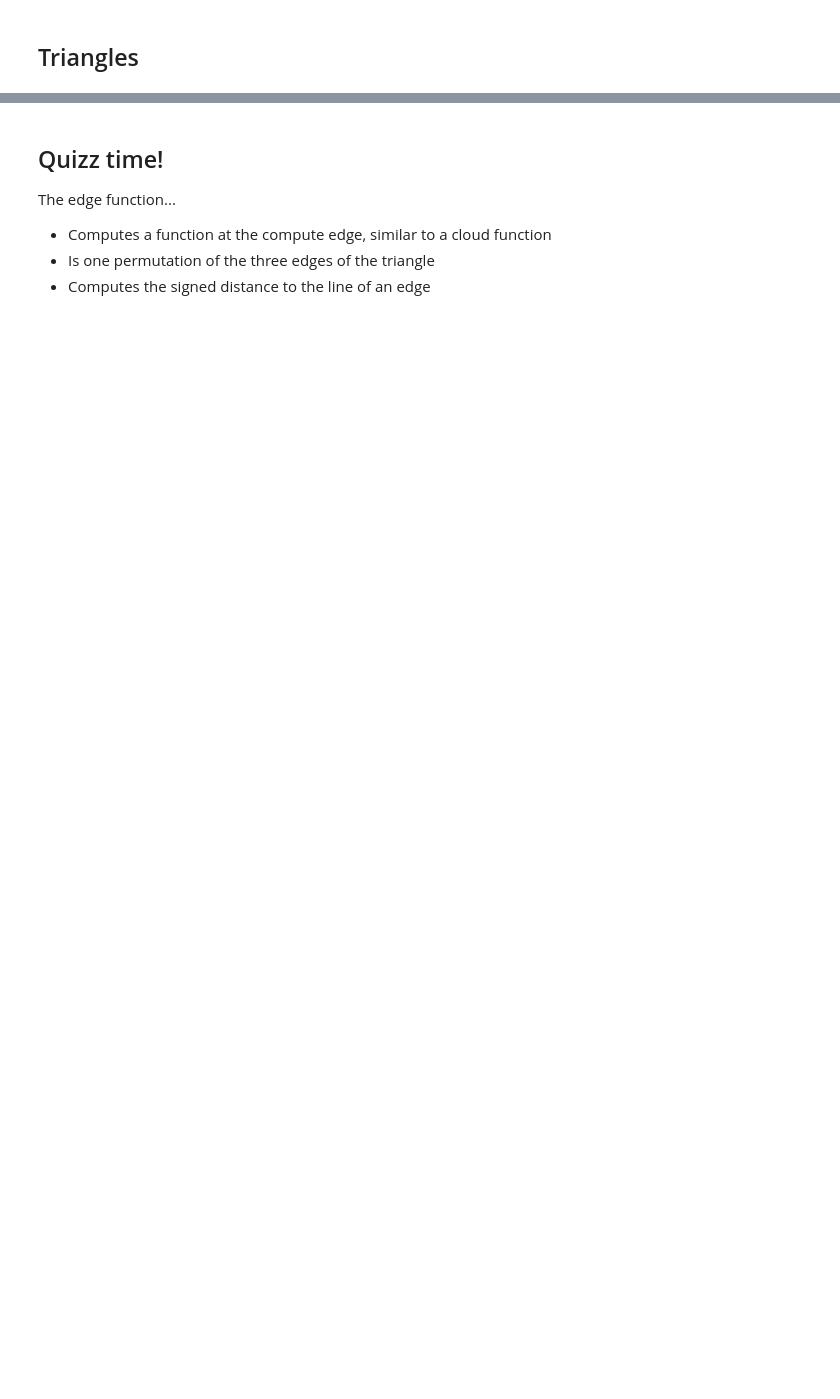
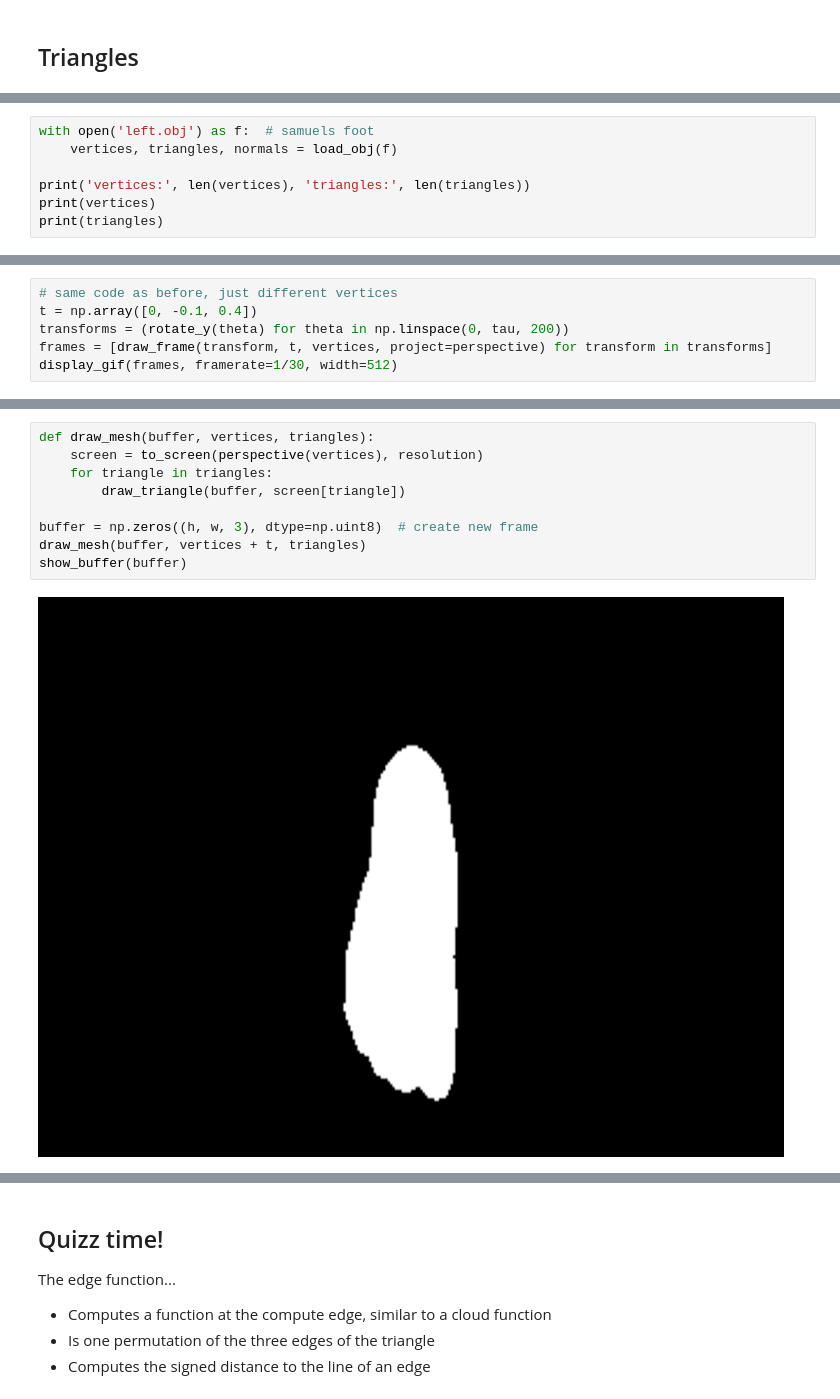
Before and after one commit to vidstige/cookie-talk-3d, a Jupyter notebook: rendering.ipynb, the cells around one changed output, grey strips where cells are left out. Cells and saved outputs as stored; diff of their text form; blank space fills up the shorter version.

```diff
--- a/rendering.ipynb
+++ b/rendering.ipynb
@@ -244,0 +296,7 @@ show_buffer(buffer)
+# %%
+with open('left.obj') as f:  # samuels foot
+    vertices, triangles, normals = load_obj(f)
+
+print('vertices:', len(vertices), 'triangles:', len(triangles))
+print(vertices)
+print(triangles)
@@ -244,0 +319,6 @@ show_buffer(buffer)
+# %%
+# same code as before, just different vertices
+t = np.array([0, -0.1, 0.4])
+transforms = (rotate_y(theta) for theta in np.linspace(0, tau, 200))
+frames = [draw_frame(transform, t, vertices, project=perspective) for transform in transforms]
+display_gif(frames, framerate=1/30, width=512)
@@ -244,0 +327,11 @@ show_buffer(buffer)
+# %%
+def draw_mesh(buffer, vertices, triangles):
+    screen = to_screen(perspective(vertices), resolution)
+    for triangle in triangles:
+        draw_triangle(buffer, screen[triangle])
+
+buffer = np.zeros((h, w, 3), dtype=np.uint8)  # create new frame
+draw_mesh(buffer, vertices + t, triangles)
+show_buffer(buffer)
+# %% [output]
+[figure, added]
```
Also changed, not shown: parts of 13 cells of this notebook.
